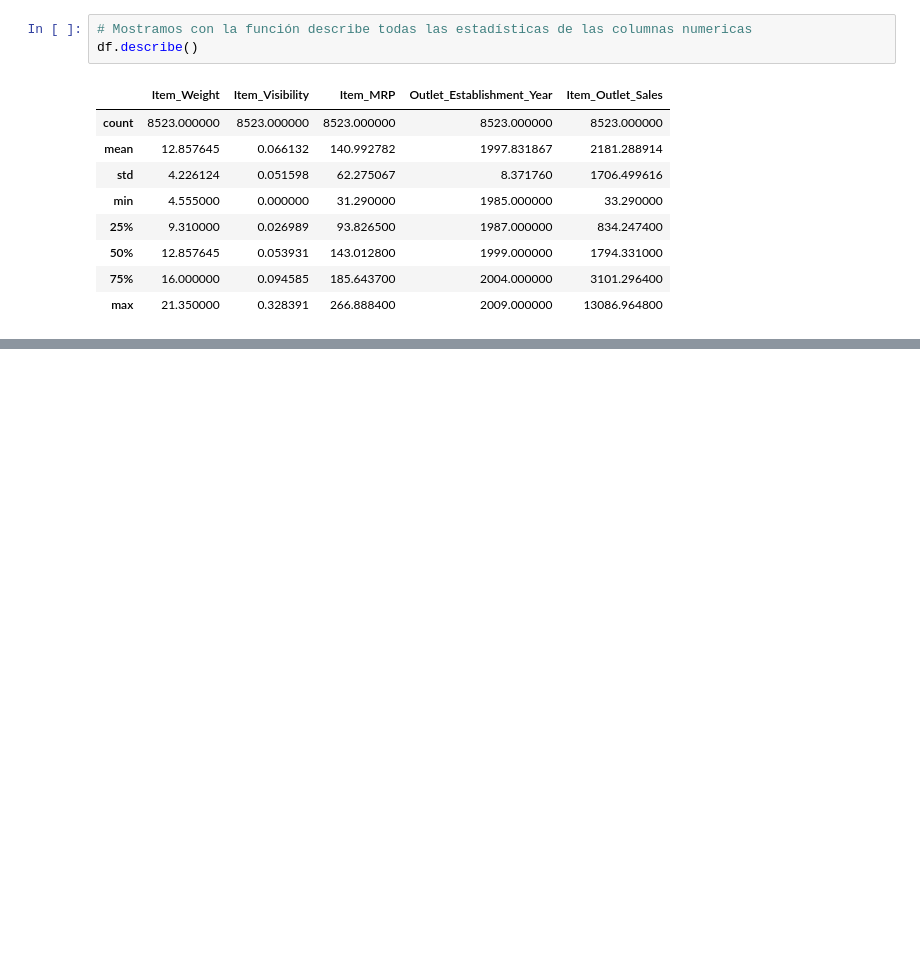
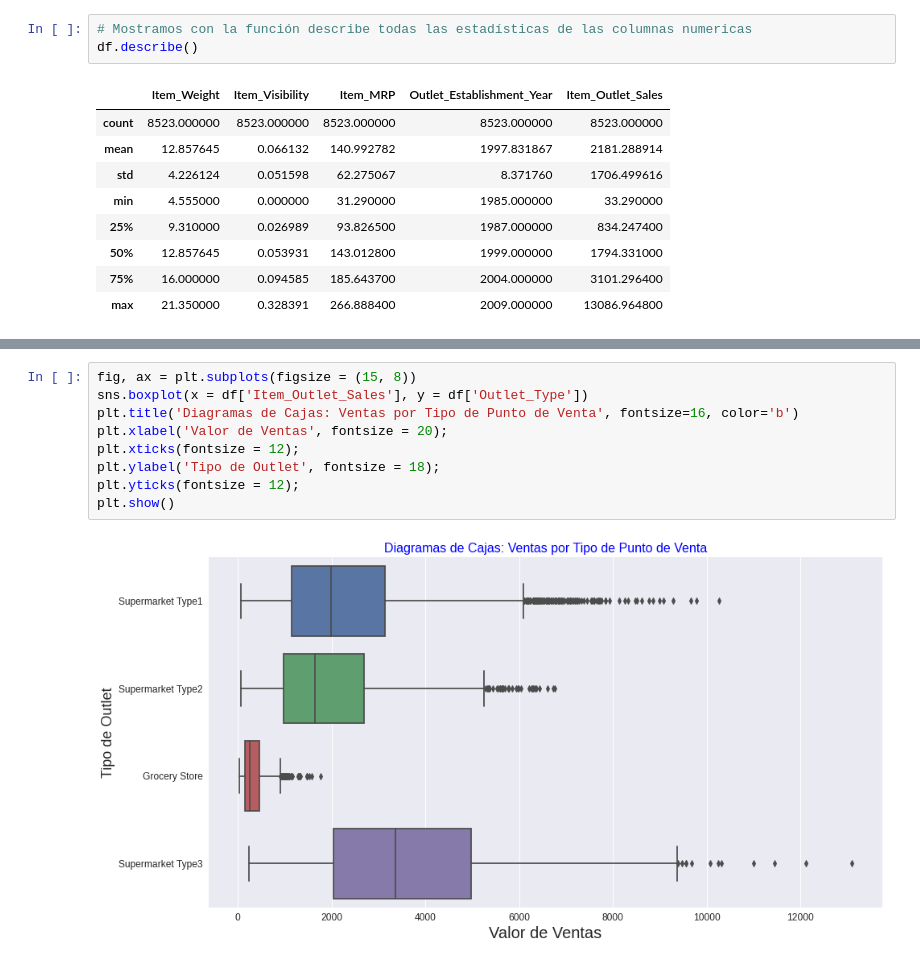
Before and after one commit to jcardonamde/food-sales-predictions, a Jupyter notebook: food_sales_predictions.ipynb, the cells around one changed output, grey strips where cells are left out. Saved outputs shown, nothing was run; the diff lists cells and outputs as text; blank space fills up the shorter version.

```diff
--- a/food_sales_predictions.ipynb
+++ b/food_sales_predictions.ipynb
@@ -404,0 +494,11 @@ df.describe()
+# %%
+fig, ax = plt.subplots(figsize = (15, 8))
+sns.boxplot(x = df['Item_Outlet_Sales'], y = df['Outlet_Type'])
+plt.title('Diagramas de Cajas: Ventas por Tipo de Punto de Venta', fontsize=16, color='b')
+plt.xlabel('Valor de Ventas', fontsize = 20);
+plt.xticks(fontsize = 12);
+plt.ylabel('Tipo de Outlet', fontsize = 18);
+plt.yticks(fontsize = 12);
+plt.show()
+# %% [output]
+[figure, added]
```
Also changed, not shown: parts of 18 cells of this notebook.
